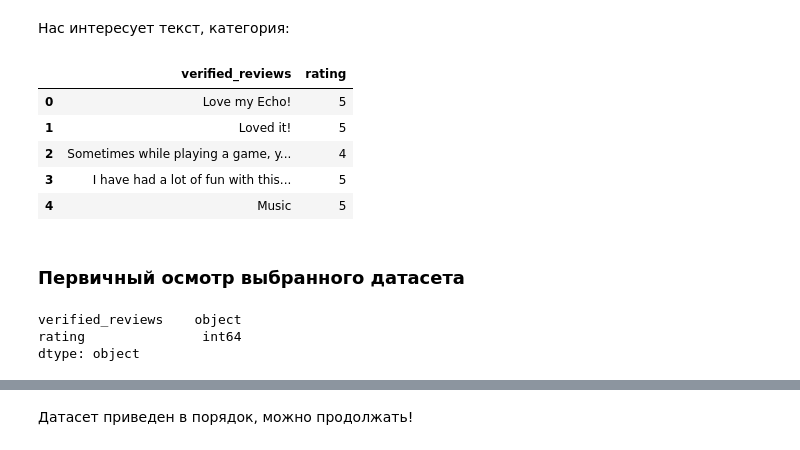
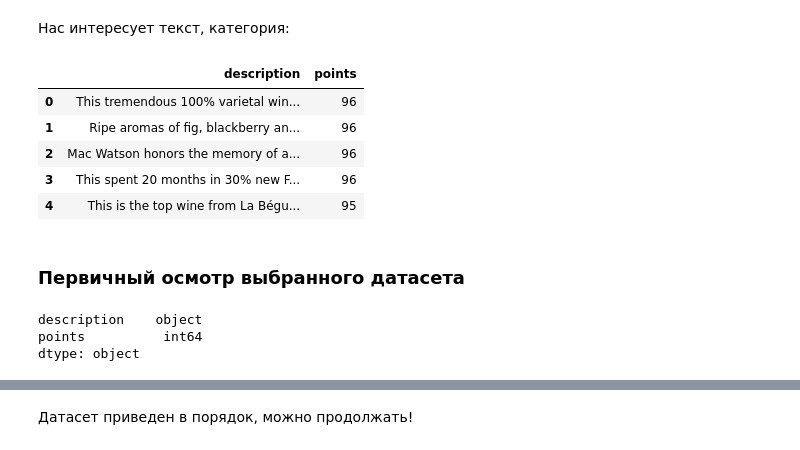
Before and after one commit to RUSEB/Colab, a Jupyter notebook: Копия_блокнота_"workshop_MainFlow_ipynb".ipynb, the cells around one changed output, grey strips where cells are left out. Drawn from its saved outputs; the diff is of its cells as text; code cells hidden in the pictures.

```diff
--- a/Копия_блокнота_"workshop_MainFlow_ipynb".ipynb
+++ b/Копия_блокнота_"workshop_MainFlow_ipynb".ipynb
@@ -86,8 +104,8 @@ warnings.filterwarnings('ignore')
 CURENT_DIR = '/content/reviews-dataset'
 # %%
 # Загрузить набор данных
-data = pd.read_csv(CURENT_DIR+'/archive.zip', sep="\t")
+data = pd.read_csv(CURENT_DIR+'/winemag-data_first150k.csv', sep=",")
 
 # Распечать первые 5 строк фрейма данных
-data.head()
+data.head(500)
 # %% [output]
@@ -102,21 +127,21 @@ data.head()
 # %% [markdown]
  Нас интересует текст, категория:
 # %%
-df = data[['verified_reviews','rating']]
+df = data[['description','points']]
 df.head()
 # %% [output]
-|  | verified_reviews | rating |
-| 0 | Love my Echo! | 5 |
-| 1 | Loved it! | 5 |
-| 2 | Sometimes while playing a game, y... | 4 |
-| 3 | I have had a lot of fun with this... | 5 |
-| 4 | Music | 5 |
+|  | description | points |
+| 0 | This tremendous 100% varietal win... | 96 |
+| 1 | Ripe aromas of fig, blackberry an... | 96 |
+| 2 | Mac Watson honors the memory of a... | 96 |
+| 3 | This spent 20 months in 30% new F... | 96 |
+| 4 | This is the top wine from La Bégu... | 95 |
 # %% [markdown]
 ### Первичный осмотр выбранного датасета
 # %%
 df.dtypes
 # %% [output]
-verified_reviews    object
-rating               int64
+description    object
+points          int64
 dtype: object
 # %%
```
Also changed, not shown: parts of 18 cells of this notebook.
